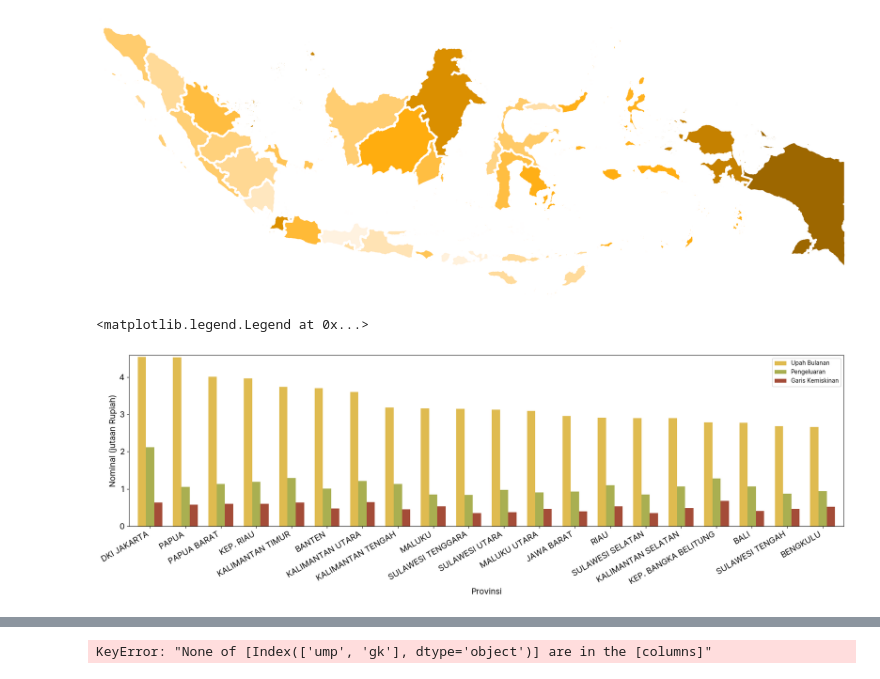
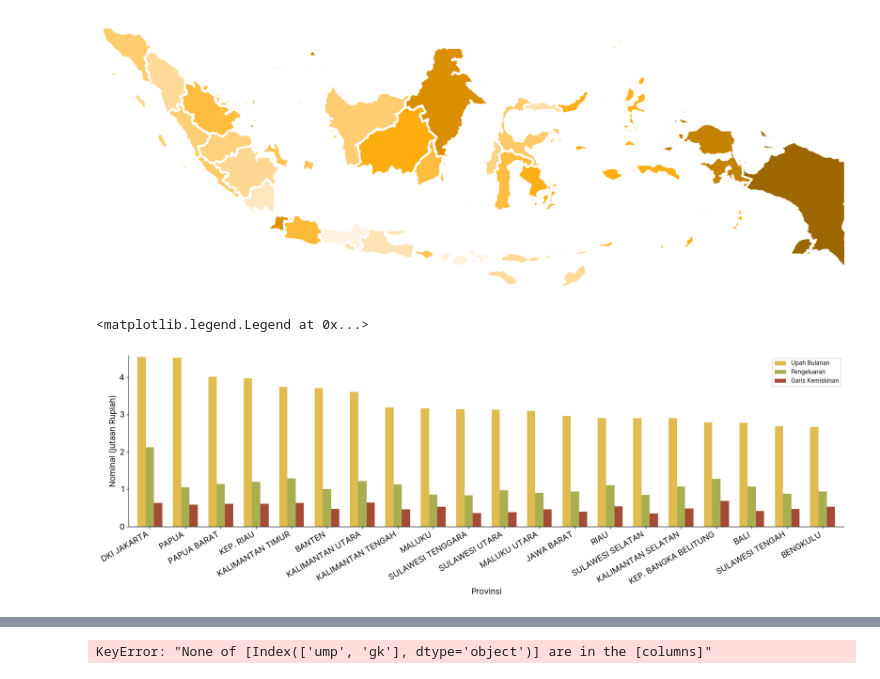
Before and after one commit to owencwijaya/tubes-01-visdat, a Jupyter notebook: dataset-kesejahteraan.ipynb, the cells around one changed output, grey strips where cells are left out. Cells and saved outputs as stored; diff of their text form; code cells hidden in the pictures.

```diff
--- a/dataset-kesejahteraan.ipynb
+++ b/dataset-kesejahteraan.ipynb
@@ -672,34 +672,38 @@ df_merged = df_merged.rename(columns = {'gk': 'Garis Kemiskinan', 'upah_bulanan'
 
 # ax.bar(df_merged['provinsi'], df_merged['upah_bulanan'], label = 'Upah Bulanan')
 # # ax.bar(df_merged['provinsi'], df_merged['ump'], label = 'UMP')
 # ax.bar(df_merged['provinsi'], df_merged['peng'], label = 'Pengeluaran')
 # ax.bar(df_merged['provinsi'], df_merged['gk'], label = 'Garis Kemiskinan')
 colors = [ '#DFBB50','#A9AF51', '#A44C38', ]
 
 df_merged.plot(x = 'provinsi', kind = 'bar', stacked = False, ax = ax, width = 0.7, color = colors)
 
 # set the colors
 
 # set y tick labels size to 14
 ax.set_yticklabels(labels = ax.get_yticks(), fontsize = 14)
 
 
 
 ax.set_xticklabels(labels = df_merged['provinsi'], fontsize = 14, rotation = 30, ha = 'right')
 ax.set_xlabel('Provinsi', fontsize = 14)
 ax.set_ylabel('Nominal (jutaan Rupiah)', fontsize = 14)
 
 # change the y label to one digit integer e.g. 1,000,000 becomes 1
 ax.yaxis.set_major_formatter(ticker.FuncFormatter(lambda x, pos: '{:,.0f}'.format(x / 1e6)))
 ax.margins(0.01)
 
+# remove the top and right spines
+ax.spines['top'].set_visible(False)
+ax.spines['right'].set_visible(False)
+
 # move the x labels to left a bit
 fig.tight_layout()
 plt.savefig('output/ump_upah_gk_peng.png', transparent = True)
 plt.legend()
 # %% [output]
 <matplotlib.legend.Legend at 0x...>
-[figure, old version]
+[figure, new version]
 # %%
 # korelasi antar variable
 df_corr = df_merged.drop(columns = ["provinsi"])
```
Also changed, not shown: parts of 3 cells of this notebook, 3 other files.
